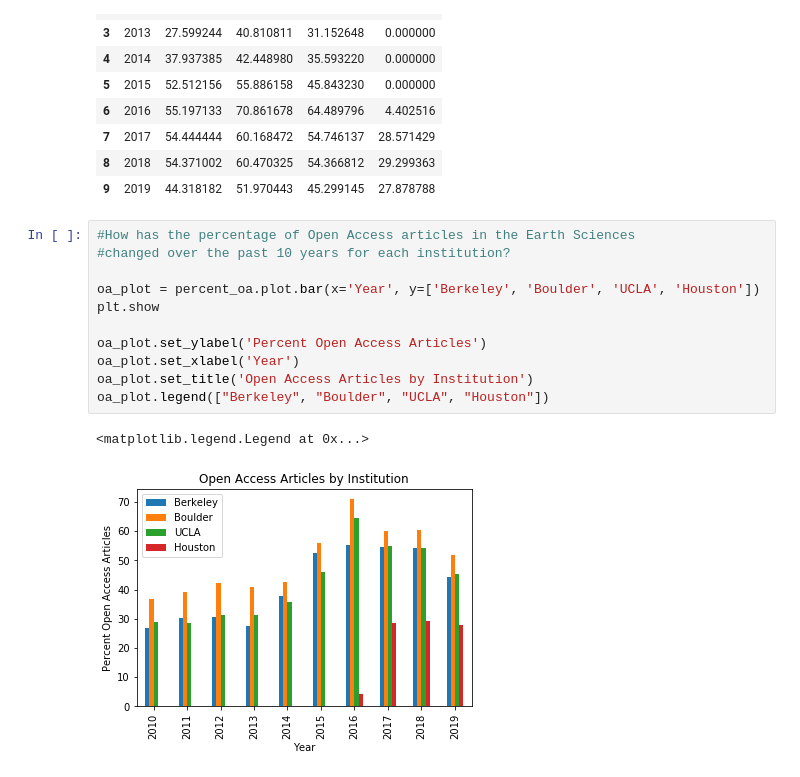
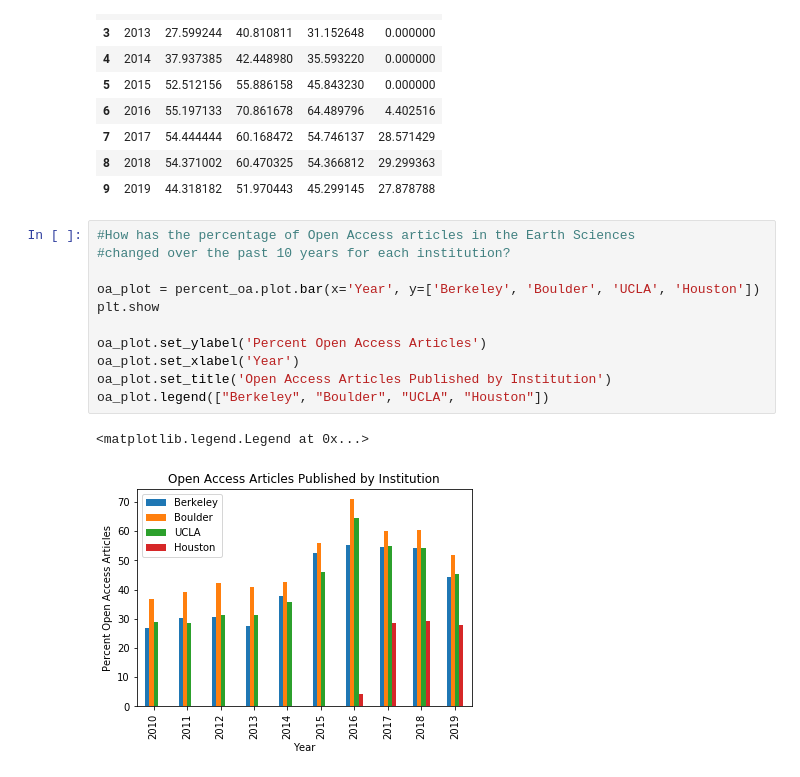
Before and after one commit to samteplitzky/Earth-Science-Citation-Replication-Project, a Jupyter notebook: open_access_analysis.ipynb, the cells around one changed output. Saved outputs shown, nothing was run; the diff lists cells and outputs as text.

```diff
--- a/open_access_analysis.ipynb
+++ b/open_access_analysis.ipynb
@@ -440,14 +439,14 @@ percent_oa
 # %%
 #How has the percentage of Open Access articles in the Earth Sciences
 #changed over the past 10 years for each institution?
 
 oa_plot = percent_oa.plot.bar(x='Year', y=['Berkeley', 'Boulder', 'UCLA', 'Houston'])
 plt.show
 
 oa_plot.set_ylabel('Percent Open Access Articles')
 oa_plot.set_xlabel('Year')
-oa_plot.set_title('Open Access Articles by Institution')
+oa_plot.set_title('Open Access Articles Published by Institution')
 oa_plot.legend(["Berkeley", "Boulder", "UCLA", "Houston"])
 # %% [output]
 <matplotlib.legend.Legend at 0x...>
-[figure, old version]
+[figure, new version]
```
Also changed, not shown: parts of 4 cells of this notebook.
